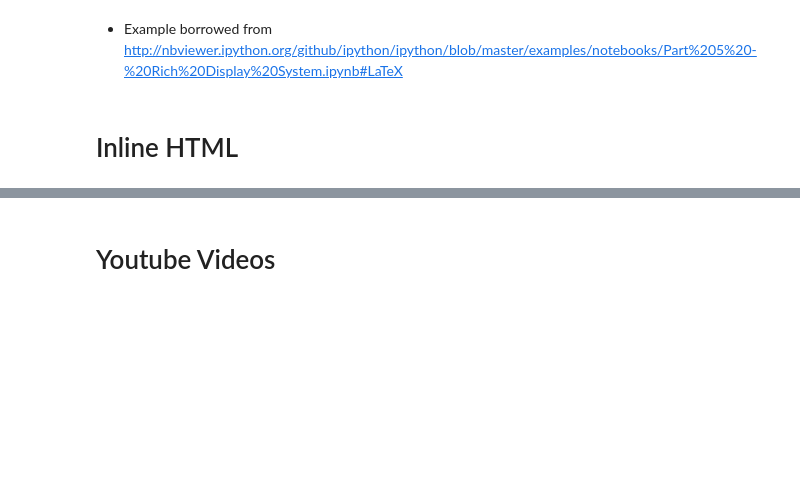
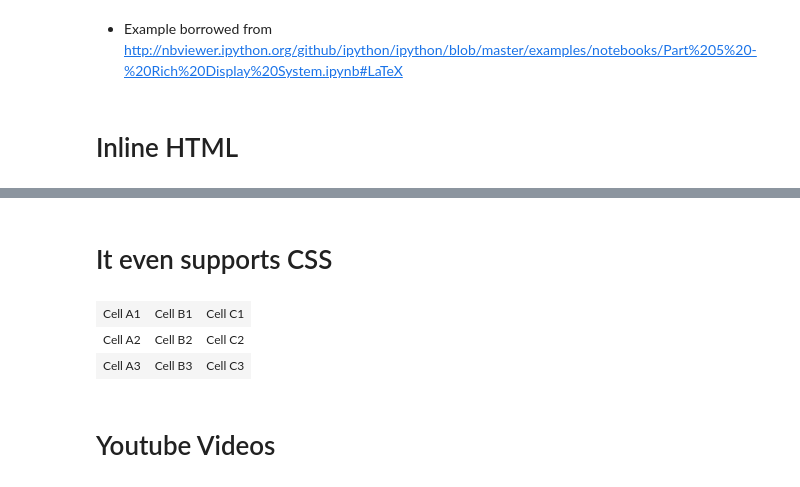
Before and after one commit to adamhaney/django-notebook, a Jupyter notebook: exampleproject/slides.ipynb, the cells around one changed output, grey strips where cells are left out. Drawn from its saved outputs; the diff is of its cells as text; code cells hidden in the pictures; blank space fills up the shorter version.

```diff
--- a/exampleproject/slides.ipynb
+++ b/exampleproject/slides.ipynb
@@ -83,3 +89,32 @@ HTML('<table><tr><td>Cell A1</td><td>Cell B1</td></tr><tr><td>Cell A2</td><td>Ce
+# %% [markdown]
+# It even supports CSS
+# %%
+from IPython.display import HTML
+
+HTML("""
+<style>
+.styled tr:first-child{
+color:red;
+}
+
+.styled tr:nth-child(2){
+color:green;
+}
+
+.styled tr:nth-child(3){
+color:blue;
+}
+</style>
+
+<table class='styled'>
+<tr><td>Cell A1</td><td>Cell B1</td><td>Cell C1</td></tr>
+<tr><td>Cell A2</td><td>Cell B2</td><td>Cell C2</td></tr>
+<tr><td>Cell A3</td><td>Cell B3</td><td>Cell C3</td></tr>
+</table>""")
+# %% [output]
+| Cell A1 | Cell B1 | Cell C1 |
+| Cell A2 | Cell B2 | Cell C2 |
+| Cell A3 | Cell B3 | Cell C3 |
 # %% [markdown]
 # Youtube Videos
 # %%
```
Also changed, not shown: parts of 23 cells of this notebook, 1 other file.
